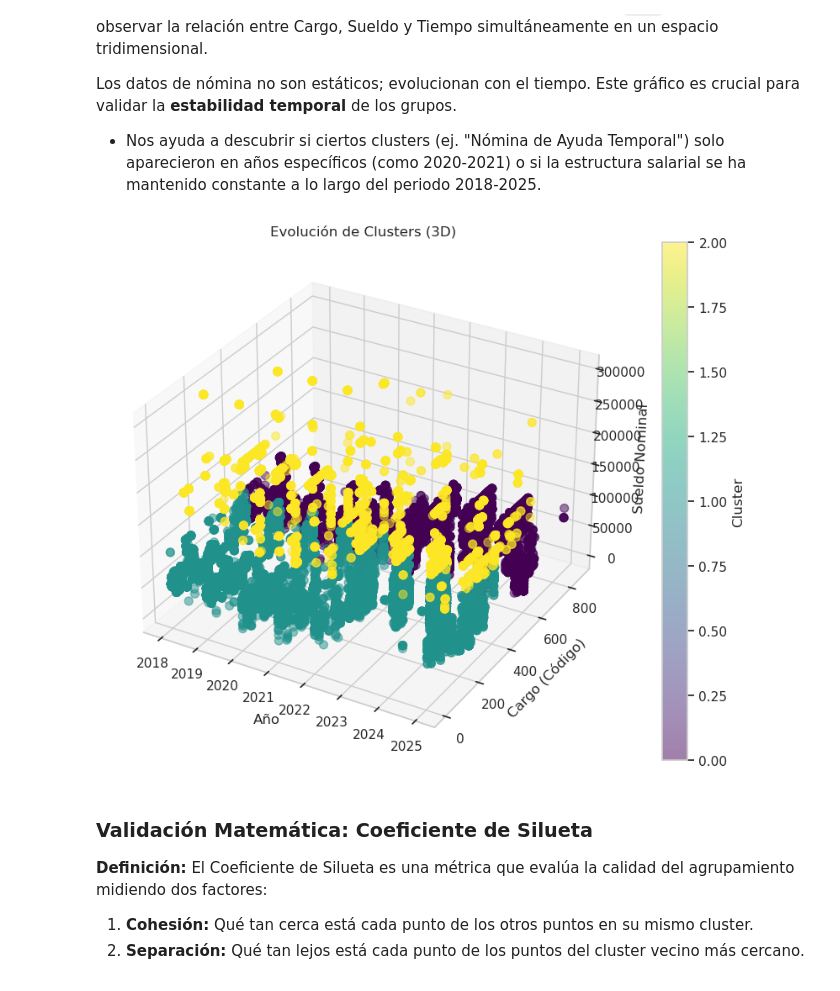
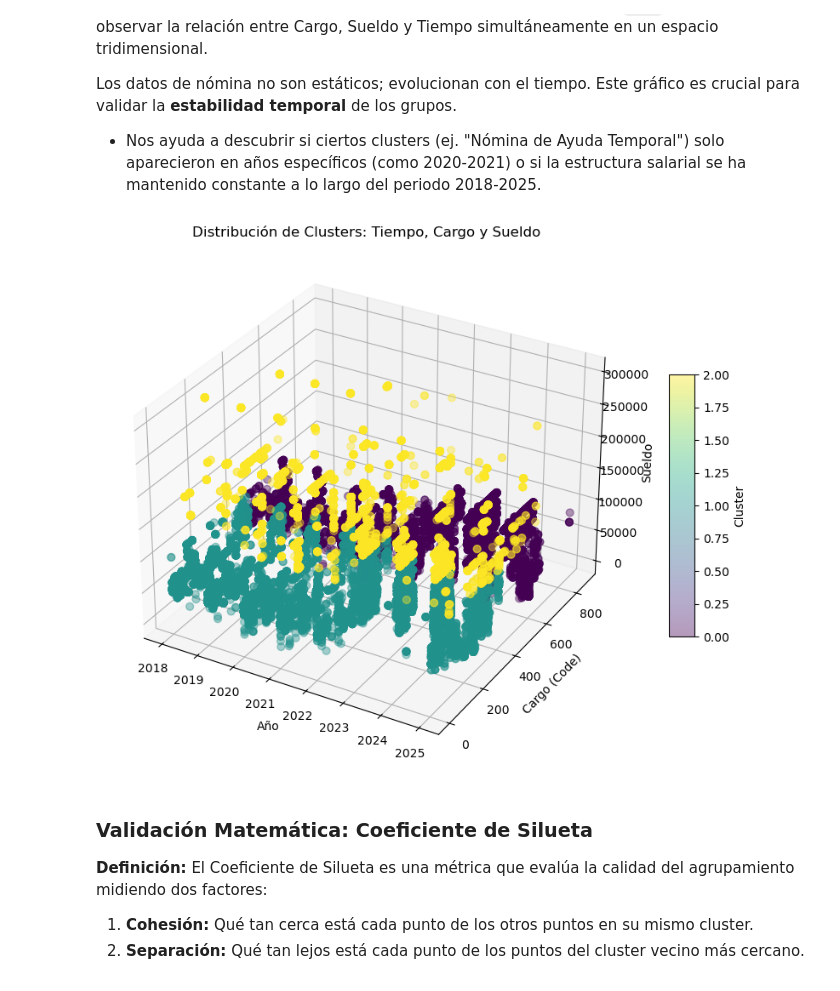
Before and after one commit to TZeik/icc321-2025-final, a Jupyter notebook: modelo_mineria.ipynb, the cells around one changed output. Drawn from its saved outputs; the diff is of its cells as text; code cells hidden in the pictures.

```diff
--- a/modelo_mineria.ipynb
+++ b/modelo_mineria.ipynb
@@ -149,32 +157,29 @@ Nos permite verificar visualmente si el algoritmo logró separar los grupos de m
 * Si los colores están bien separados, el modelo ha encontrado patrones claros.
 * Los **centroides** nos indican cuál es el perfil "prototipo" o representativo de cada grupo (ej. un empleado con cargo nivel 50 y sueldo de 40k).
 # %%
-# Configuración estética
-sns.set(style="whitegrid")
 plt.figure(figsize=(12, 6))
 
-# Gráfico de dispersión
-scatter = sns.scatterplot(
+# Scatter Plot principal
+sns.scatterplot(
     data=df_model,
     x='cargo_code',
     y='sueldo_nominal',
     hue='CLUSTER',
     palette='viridis',
-    s=100,
+    s=50,
     alpha=0.6
 )
 
-# Calcular y dibujar los centroides (des-escalados para que estén en valores reales)
+# Dibujar Centroides
 centros_reales = scaler.inverse_transform(kmeans_final.cluster_centers_)
-
 plt.scatter(
-    centros_reales[:, 1], # Eje X: Cargo
+    centros_reales[:, 1], # Eje X: Cargo Code
     centros_reales[:, 0], # Eje Y: Sueldo
-    s=300, c='red', marker='X', label='Centroides'
+    s=300, c='red', marker='X', label='Centroides', edgecolors='black'
 )
 
-plt.title('Segmentación de Empleados: Sueldo vs. Cargo', fontsize=16)
-plt.xlabel('Código de Cargo (Normalizado)', fontsize=12)
+plt.title('Perfiles de Empleados (Sueldo vs Cargo)', fontsize=15)
+plt.xlabel('Código de Cargo', fontsize=12)
 plt.ylabel('Sueldo Nominal (RD$)', fontsize=12)
 plt.legend(title='Cluster')
 plt.show()
@@ -254,31 +261,29 @@ Los datos de nómina no son estáticos; evolucionan con el tiempo. Este gráfico
 # %%
 from mpl_toolkits.mplot3d import Axes3D
 
 fig = plt.figure(figsize=(12, 8))
 ax = fig.add_subplot(111, projection='3d')
 
-# Asignar colores
-colors = df_model['CLUSTER']
+# Variables para los ejes
+x = df_model['año']
+y = df_model['cargo_code']
+z = df_model['sueldo_nominal']
+c = df_model['CLUSTER']
 
-# Scatter 3D: X=Año, Y=Cargo, Z=Sueldo
-img = ax.scatter(
-    df_model['año'],
-    df_model['cargo_code'],
-    df_model['sueldo_nominal'],
-    c=colors,
-    cmap='viridis',
-    s=50,
-    alpha=0.5
-)
+img = ax.scatter(x, y, z, c=c, cmap='viridis', s=40, alpha=0.4)
 
 ax.set_xlabel('Año')
-ax.set_ylabel('Cargo (Código)')
-ax.set_zlabel('Sueldo Nominal')
-ax.set_title('Evolución de Clusters (3D)')
-plt.colorbar(img, label='Cluster')
+ax.set_ylabel('Cargo (Code)')
+ax.set_zlabel('Sueldo')
+ax.set_title('Distribución de Clusters: Tiempo, Cargo y Sueldo')
+
+# Barra de color
+cbar = fig.colorbar(img, ax=ax, shrink=0.5, aspect=10)
+cbar.set_label('Cluster')
+
 plt.show()
 # %% [output]
-[figure, old version]
+[figure, new version]
 # %% [markdown]
 ### Validación Matemática: Coeficiente de Silueta
 
```
Also changed, not shown: parts of 6 cells of this notebook, 5 other files.
